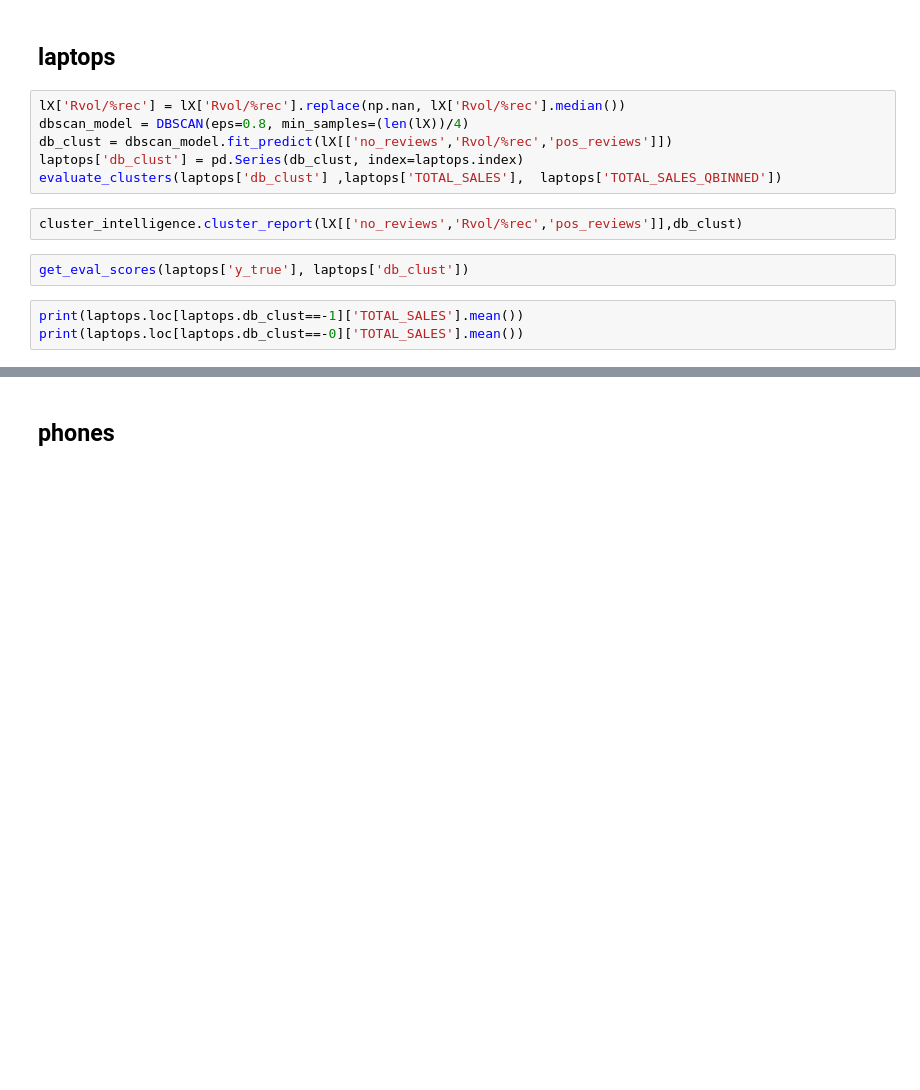
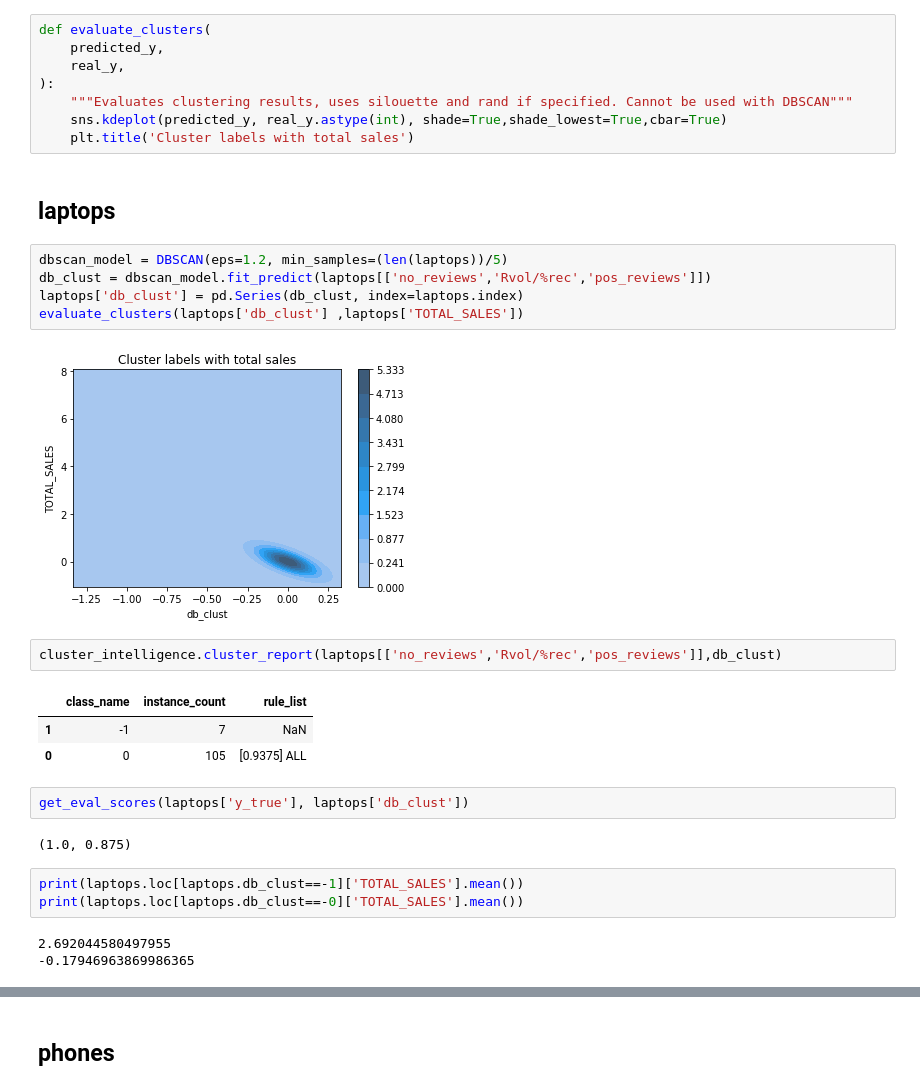
Before and after one commit to risdallseis/expenditure_prox, a Jupyter notebook: notebooks/modelling/dbscan_grid_searching.ipynb, the cells around one changed output, grey strips where cells are left out. Cells and saved outputs as stored; diff of their text form; blank space fills up the shorter version.

```diff
--- a/notebooks/modelling/dbscan_grid_searching.ipynb
+++ b/notebooks/modelling/dbscan_grid_searching.ipynb
@@ -122,16 +146,34 @@ phones['y_true'].value_counts()
+# %%
+def evaluate_clusters(
+    predicted_y,
+    real_y,
+):
+    """Evaluates clustering results, uses silouette and rand if specified. Cannot be used with DBSCAN"""
+    sns.kdeplot(predicted_y, real_y.astype(int), shade=True,shade_lowest=True,cbar=True)
+    plt.title('Cluster labels with total sales')
 # %% [markdown]
 ## laptops
 # %%
-lX['Rvol/%rec'] = lX['Rvol/%rec'].replace(np.nan, lX['Rvol/%rec'].median())
-dbscan_model = DBSCAN(eps=0.8, min_samples=(len(lX))/4)
-db_clust = dbscan_model.fit_predict(lX[['no_reviews','Rvol/%rec','pos_reviews']])
+dbscan_model = DBSCAN(eps=1.2, min_samples=(len(laptops))/5)
+db_clust = dbscan_model.fit_predict(laptops[['no_reviews','Rvol/%rec','pos_reviews']])
 laptops['db_clust'] = pd.Series(db_clust, index=laptops.index)
-evaluate_clusters(laptops['db_clust'] ,laptops['TOTAL_SALES'],  laptops['TOTAL_SALES_QBINNED'])
+evaluate_clusters(laptops['db_clust'] ,laptops['TOTAL_SALES'])
+# %% [output]
+[figure, added]
 # %%
-cluster_intelligence.cluster_report(lX[['no_reviews','Rvol/%rec','pos_reviews']],db_clust)
+cluster_intelligence.cluster_report(laptops[['no_reviews','Rvol/%rec','pos_reviews']],db_clust)
+# %% [output]
+|  | class_name | instance_count | rule_list |
+| 1 | -1 | 7 | NaN |
+| 0 | 0 | 105 | [0.9375] ALL |
 # %%
 get_eval_scores(laptops['y_true'], laptops['db_clust'])
+# %% [output]
+(1.0, 0.875)
 # %%
 print(laptops.loc[laptops.db_clust==-1]['TOTAL_SALES'].mean())
 print(laptops.loc[laptops.db_clust==-0]['TOTAL_SALES'].mean())
+# %% [output]
+2.692044580497955
+-0.17946963869986365
 # %%
```
Also changed, not shown: parts of 24 cells of this notebook, 3 other files.
